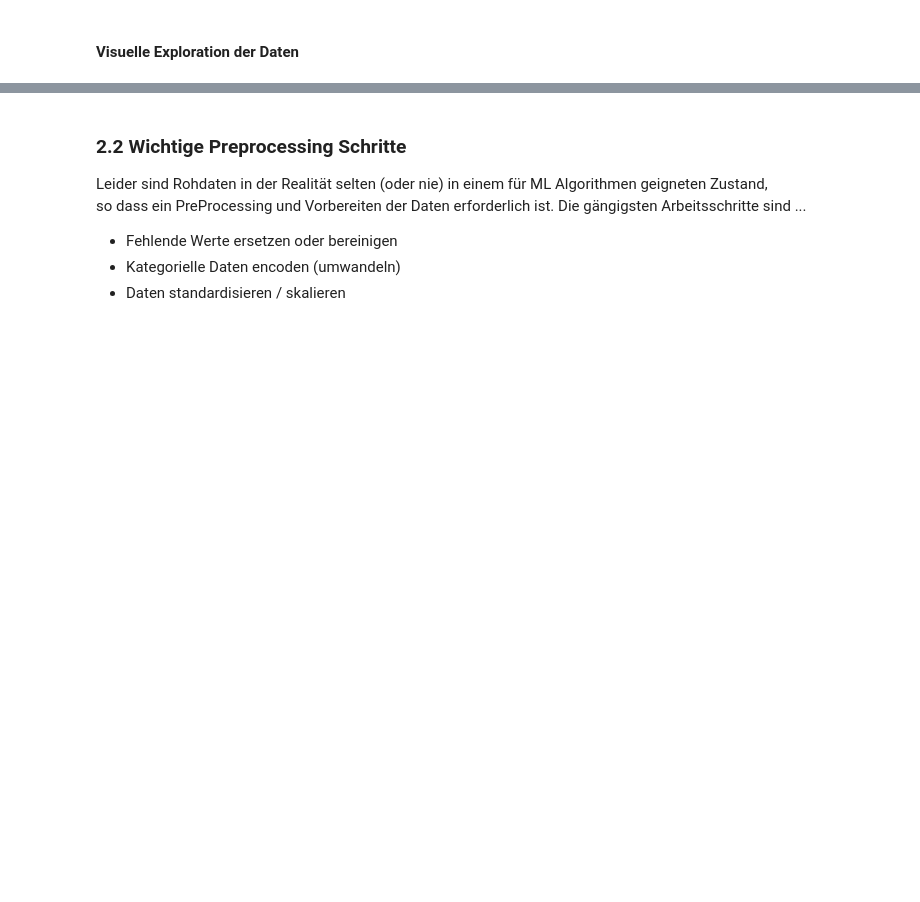
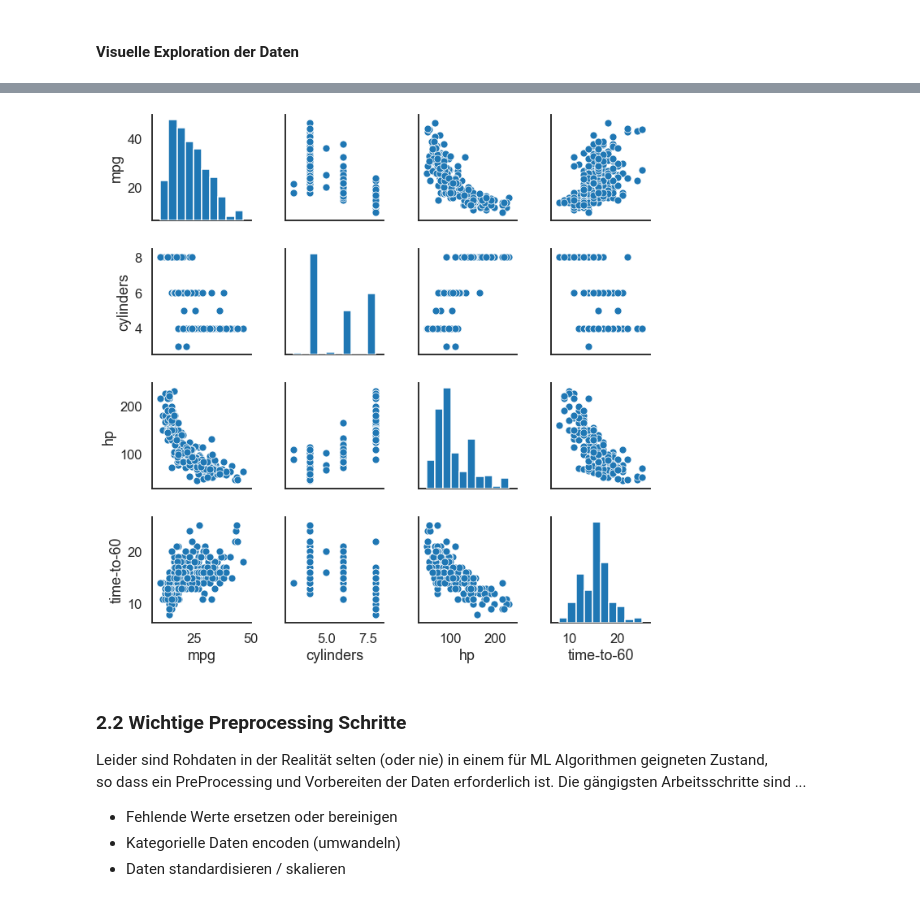
Before and after one commit to strategiepilot/ML_workshop, a Jupyter notebook: ML_Einfuehrung.ipynb, the cells around one changed output, grey strips where cells are left out. Cells and saved outputs as stored; diff of their text form; code cells hidden in the pictures; blank space fills up the shorter version.

```diff
--- a/ML_Einfuehrung.ipynb
+++ b/ML_Einfuehrung.ipynb
@@ -98,6 +144,8 @@ plt.show()              # ruft eine Grafik final auf
 # %%
 # Advanced Visualisierung: Zeichnet die paarweise Verteilung für ausgewählte Feature
-sns.pairplot(mtcars, vars=["mpg","disp","hp","wt"], )
+_= sns.pairplot(cars, vars=["mpg","cylinders","hp","time-to-60"], )
+# %% [output]
+[figure, added]
 # %% [markdown]
 ### 2.2 Wichtige Preprocessing Schritte
 Leider sind Rohdaten in der Realität selten (oder nie) in einem für ML Algorithmen geigneten Zustand,
```
Also changed, not shown: parts of 41 cells of this notebook.
